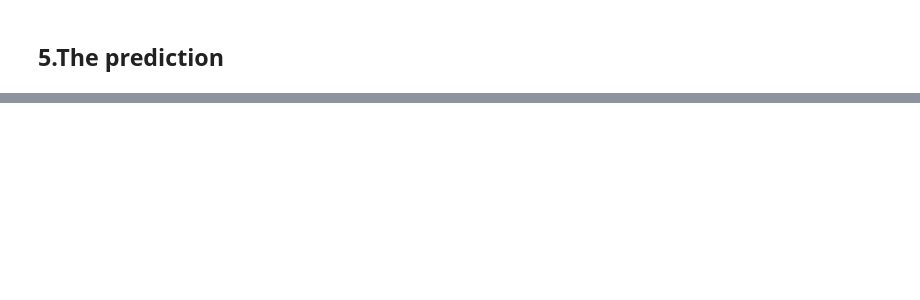
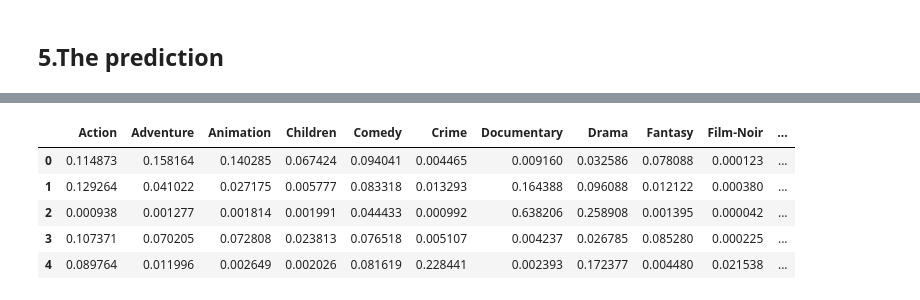
Before and after one commit to opsabarsec/NLP--film-genres-from-synopsis, a Jupyter notebook: Film_genres.ipynb, the cells around one changed output, grey strips where cells are left out. Saved outputs shown, nothing was run; the diff lists cells and outputs as text; code cells hidden in the pictures; blank space fills up the shorter version.

```diff
--- a/Film_genres.ipynb
+++ b/Film_genres.ipynb
@@ -167,0 +233,3 @@ pred_gen = multilabel_binarizer.inverse_transform(y_pred)
+# %%
+y_pred = model.predict(X_te, batch_size=batch_size, verbose=1)
+print(y_pred.shape)
@@ -167,0 +239,11 @@ pred_gen = multilabel_binarizer.inverse_transform(y_pred)
+# %%
+df_probs_all = pd.DataFrame(y_pred,columns=y_bin.columns)
+#df_probs = pd.DataFrame(index=y_bin.index,columns=y_bin.columns)
+df_probs_all.head()
+# %% [output]
+|  | Action | Adventure | Animation | Children | Comedy | Crime | Documentary | Drama | Fantasy | Film-Noir | ... |
+| 0 | 0.114873 | 0.158164 | 0.140285 | 0.067424 | 0.094041 | 0.004465 | 0.009160 | 0.032586 | 0.078088 | 0.000123 | ... |
+| 1 | 0.129264 | 0.041022 | 0.027175 | 0.005777 | 0.083318 | 0.013293 | 0.164388 | 0.096088 | 0.012122 | 0.000380 | ... |
+| 2 | 0.000938 | 0.001277 | 0.001814 | 0.001991 | 0.044433 | 0.000992 | 0.638206 | 0.258908 | 0.001395 | 0.000042 | ... |
+| 3 | 0.107371 | 0.070205 | 0.072808 | 0.023813 | 0.076518 | 0.005107 | 0.004237 | 0.026785 | 0.085280 | 0.000225 | ... |
+| 4 | 0.089764 | 0.011996 | 0.002649 | 0.002026 | 0.081619 | 0.228441 | 0.002393 | 0.172377 | 0.004480 | 0.021538 | ... |
```
Also changed, not shown: parts of 29 cells of this notebook, 1 other file.
